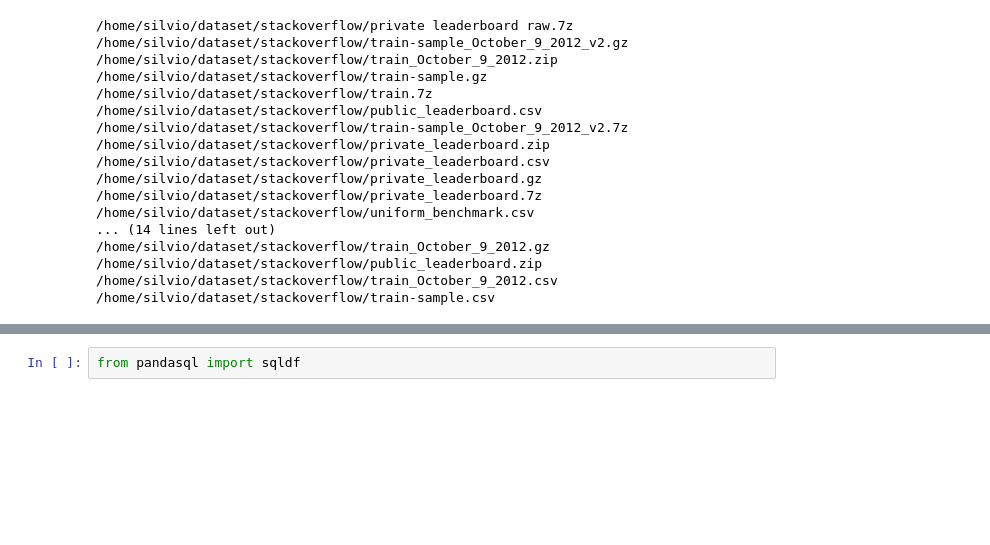
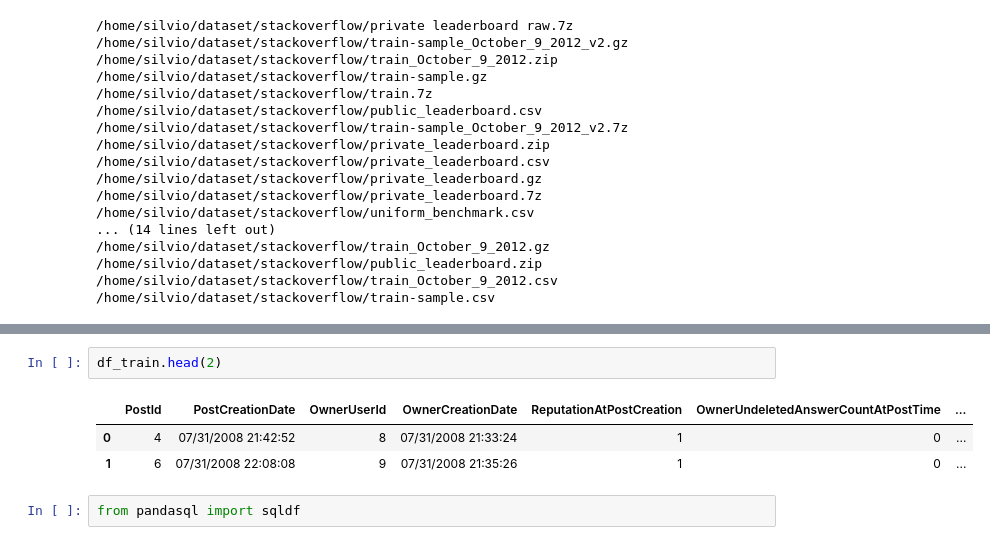
Before and after one commit to ai2-education-fiep-turma-2/24-ML-HPC, a Jupyter notebook: Aula2/stackoverflowproject.ipynb, the cells around one changed output, grey strips where cells are left out. Cells and saved outputs as stored; diff of their text form; blank space fills up the shorter version.

```diff
--- a/Aula2/stackoverflowproject.ipynb
+++ b/Aula2/stackoverflowproject.ipynb
@@ -51,3 +51,9 @@ print(E-B)
+# %%
+df_train.head(2)
+# %% [output]
+|  | PostId | PostCreationDate | OwnerUserId | OwnerCreationDate | ReputationAtPostCreation | OwnerUndeletedAnswerCountAtPostTime | ... |
+| 0 | 4 | 07/31/2008 21:42:52 | 8 | 07/31/2008 21:33:24 | 1 | 0 | ... |
+| 1 | 6 | 07/31/2008 22:08:08 | 9 | 07/31/2008 21:35:26 | 1 | 0 | ... |
 # %%
 from pandasql import sqldf
 # %%
```
Also changed, not shown: parts of 1 cell of this notebook, 7 other files.
